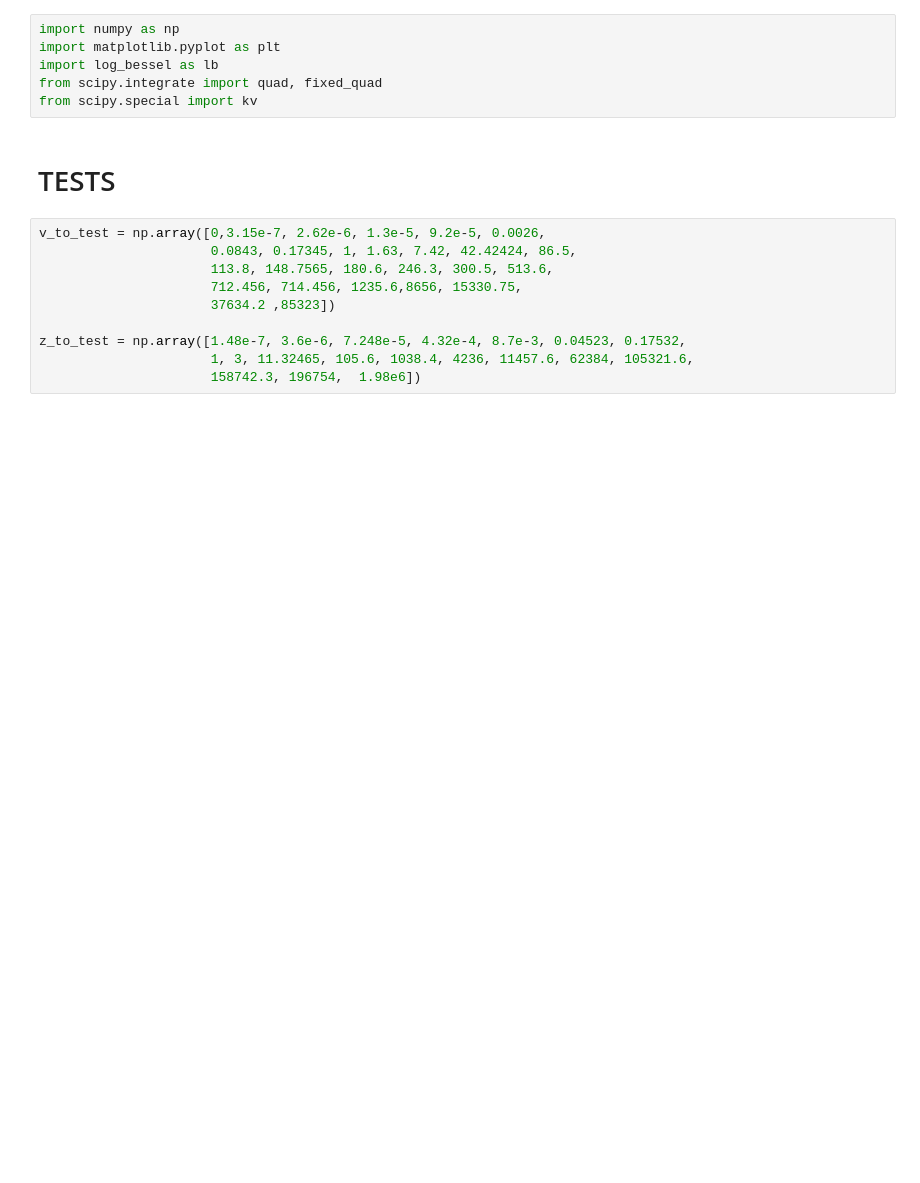
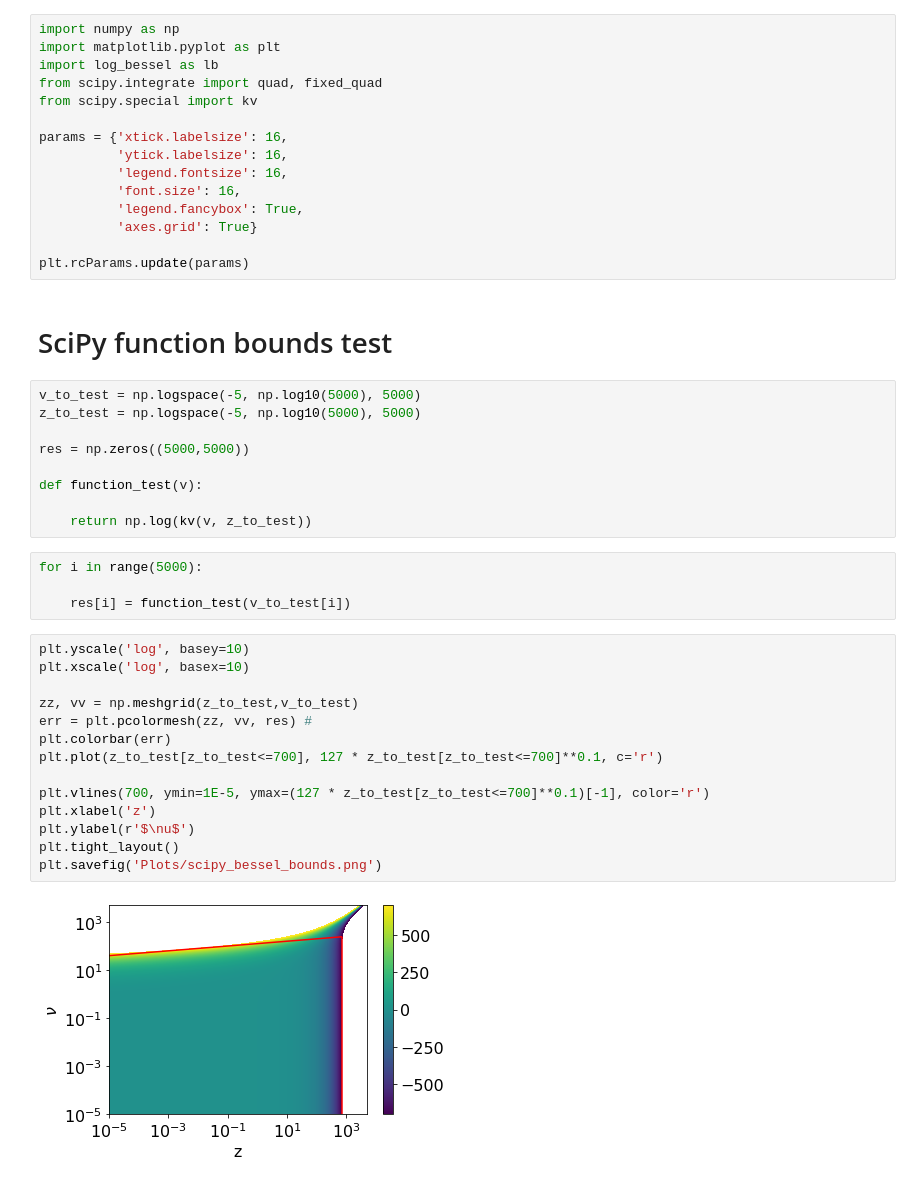
Before and after one commit to jacob-hjortlund/Bsc, a Jupyter notebook: Log bessel.ipynb, the cells around one changed output. Cells and saved outputs as stored; diff of their text form; blank space fills up the shorter version.

```diff
--- a/Log bessel.ipynb
+++ b/Log bessel.ipynb
@@ -4,15 +4,43 @@ import matplotlib.pyplot as plt
 import log_bessel as lb
 from scipy.integrate import quad, fixed_quad
 from scipy.special import kv
+
+params = {'xtick.labelsize': 16,
+          'ytick.labelsize': 16,
+          'legend.fontsize': 16,
+          'font.size': 16,
+          'legend.fancybox': True,
+          'axes.grid': True}
+
+plt.rcParams.update(params)
-# %% [markdown]
-# TESTS
-# %%
-v_to_test = np.array([0,3.15e-7, 2.62e-6, 1.3e-5, 9.2e-5, 0.0026,
-                      0.0843, 0.17345, 1, 1.63, 7.42, 42.42424, 86.5,
-                      113.8, 148.7565, 180.6, 246.3, 300.5, 513.6,
-                      712.456, 714.456, 1235.6,8656, 15330.75,
-                      37634.2 ,85323])
-
-z_to_test = np.array([1.48e-7, 3.6e-6, 7.248e-5, 4.32e-4, 8.7e-3, 0.04523, 0.17532,
-                      1, 3, 11.32465, 105.6, 1038.4, 4236, 11457.6, 62384, 105321.6,
-                      158742.3, 196754,  1.98e6])
+# %% [markdown]
+# SciPy function bounds test
+# %%
+v_to_test = np.logspace(-5, np.log10(5000), 5000)
+z_to_test = np.logspace(-5, np.log10(5000), 5000)
+
+res = np.zeros((5000,5000))
+
+def function_test(v):
+
+    return np.log(kv(v, z_to_test))
+# %%
+for i in range(5000):
+
+    res[i] = function_test(v_to_test[i])
+# %%
+plt.yscale('log', basey=10)
+plt.xscale('log', basex=10)
+
+zz, vv = np.meshgrid(z_to_test,v_to_test)
+err = plt.pcolormesh(zz, vv, res) #
+plt.colorbar(err)
+plt.plot(z_to_test[z_to_test<=700], 127 * z_to_test[z_to_test<=700]**0.1, c='r')
+
+plt.vlines(700, ymin=1E-5, ymax=(127 * z_to_test[z_to_test<=700]**0.1)[-1], color='r')
+plt.xlabel('z')
+plt.ylabel(r'$\nu$')
+plt.tight_layout()
+plt.savefig('Plots/scipy_bessel_bounds.png')
+# %% [output]
+[figure, added]
```
Also changed, not shown: parts of 18 cells of this notebook, 2 other files.
